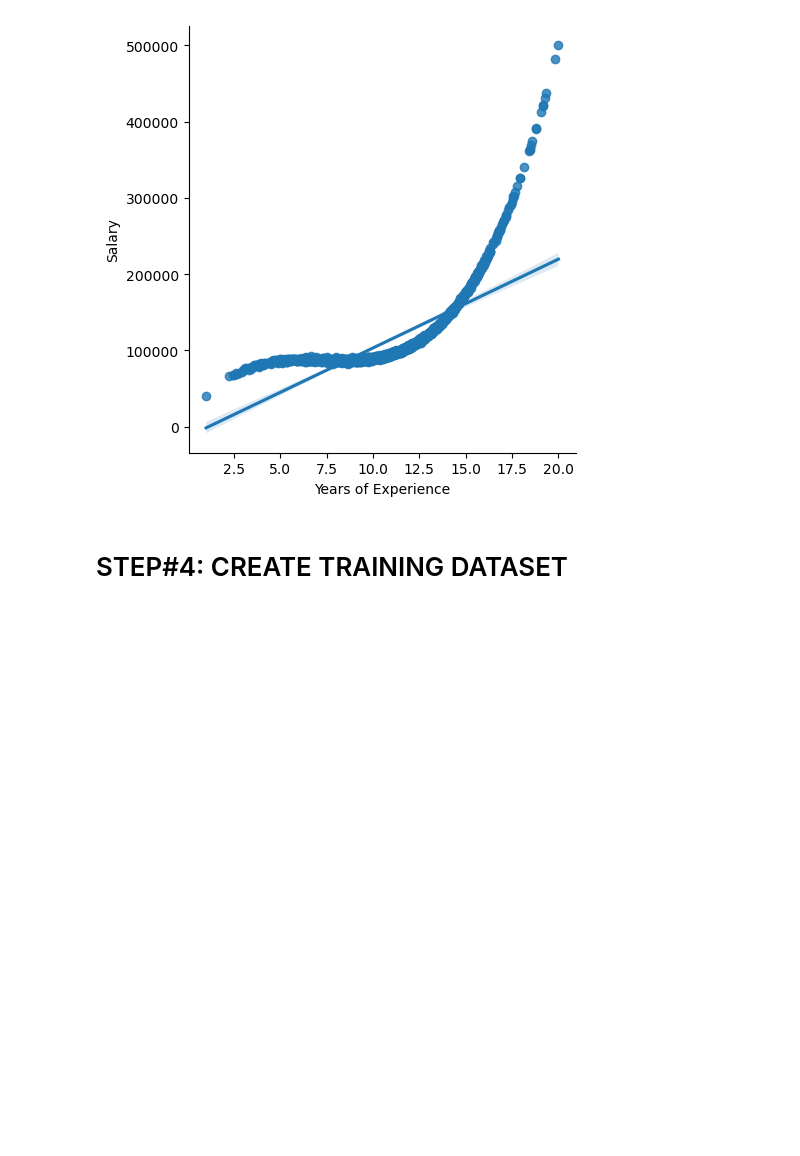
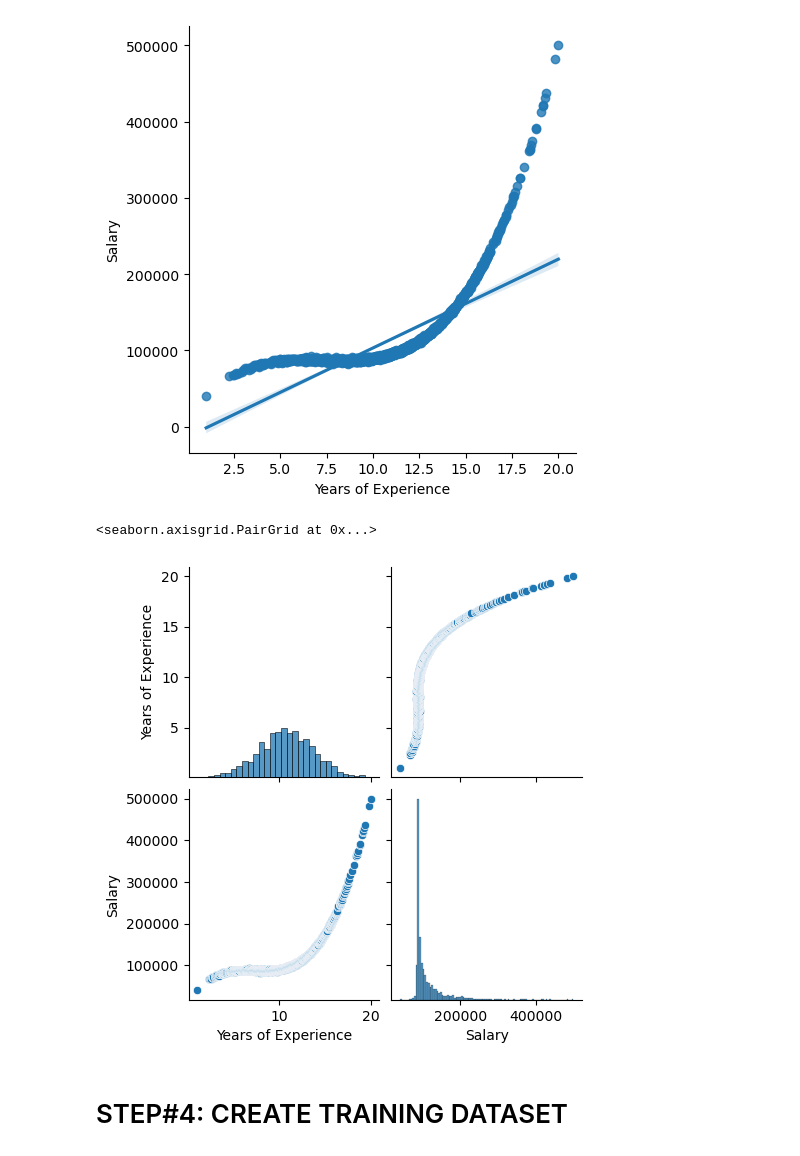
Before and after one commit to kwakyebrilliant/Polynomial-Regression, a Jupyter notebook: Polynomial Regression-Predict Salary based on Experience.ipynb, the cells around one changed output. Cells and saved outputs as stored; diff of their text form; code cells hidden in the pictures; blank space fills up the shorter version.

Commit message:
pairplot

```diff
--- a/Polynomial Regression-Predict Salary based on Experience.ipynb
+++ b/Polynomial Regression-Predict Salary based on Experience.ipynb
@@ -81,6 +81,11 @@ sns.lmplot(x='Years of Experience', y='Salary', data=salary)
 # %% [output]
 <seaborn.axisgrid.FacetGrid at 0x...>
 [figure]
+# %%
+sns.pairplot(salary)
+# %% [output]
+<seaborn.axisgrid.PairGrid at 0x...>
+[figure, added]
 # %% [markdown]
 # STEP#4: CREATE TRAINING DATASET
 # %%
```
